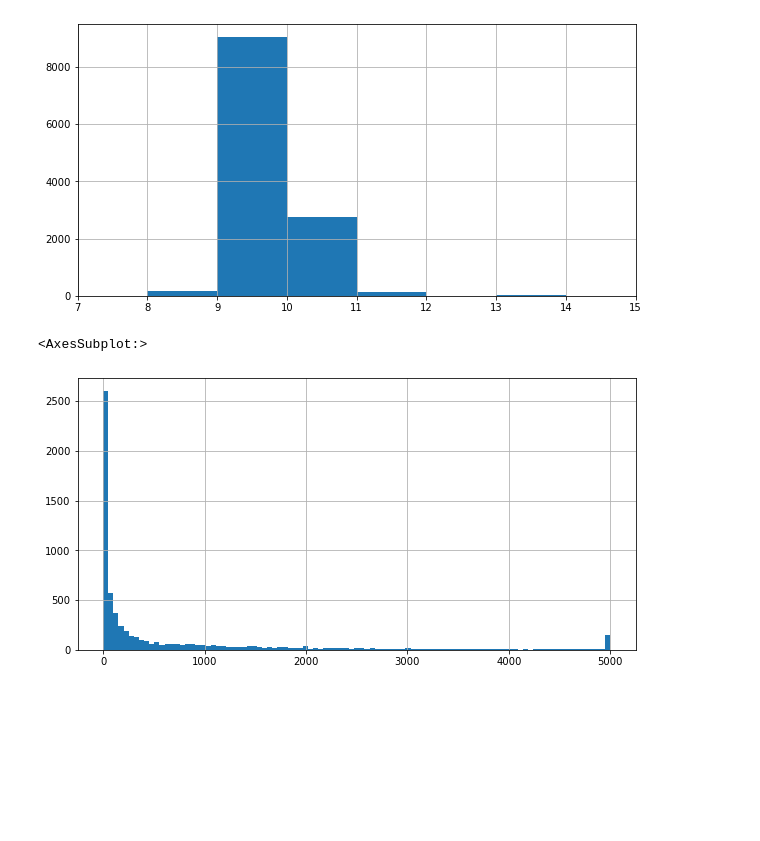
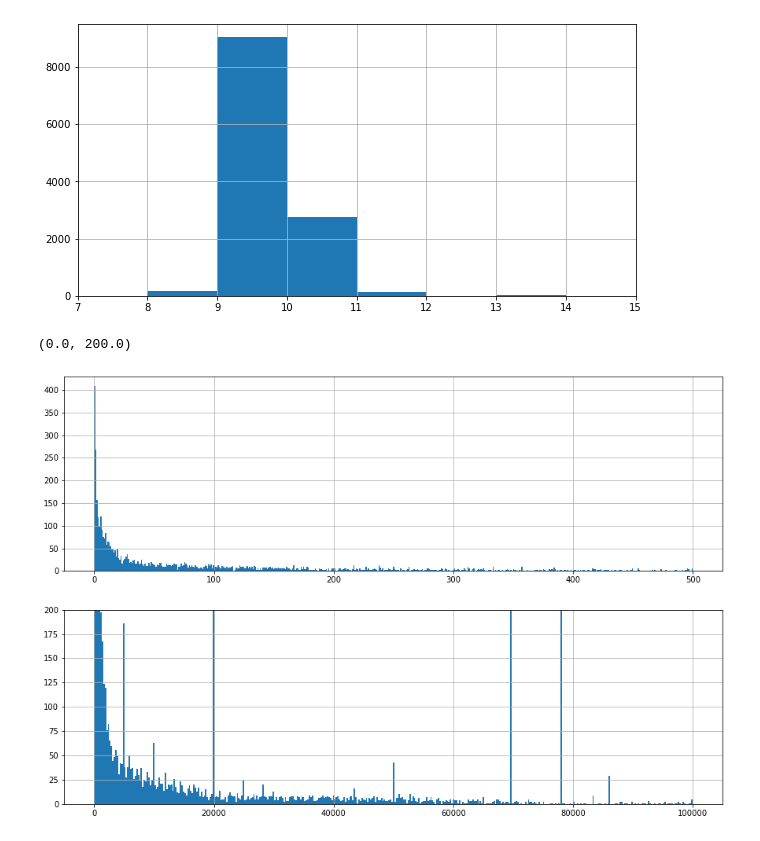
Before and after one commit to jeeberhardt/mobius, a Jupyter notebook: data/mhc/Untitled.ipynb, the cells around one changed output. Saved outputs shown, nothing was run; the diff lists cells and outputs as text; code cells hidden in the pictures; blank space fills up the shorter version.

```diff
--- a/data/mhc/Untitled.ipynb
+++ b/data/mhc/Untitled.ipynb
@@ -26,4 +36,6 @@ mhci = pd.DataFrame(data=data, columns=columns)
 mhci.to_csv('binding_data_2013/bdata.20130222.mhci.csv', index=False)
+# %%
+mhci = pd.read_csv('binding_data_2013/bdata.20130222.mhci.csv')
 # %%
 for name, group in mhci[mhci['species'] == 'human'].groupby('mhc_allele'):
     print(name, len(group))
@@ -55,8 +69,10 @@ ax.set_xlim([7, 15])
 (7.0, 15.0)
 [figure]
 # %%
-fig, ax = plt.subplots(figsize=(10, 5))
-mhci[mhci['mhc_allele'] == 'HLA-A*02:01']['affinity_binding'].hist(ax=ax, bins=np.linspace(0, 5000, 100))
+fig, axarr = plt.subplots(2, 1, figsize=(15, 10))
+mhci[mhci['mhc_allele'] == 'HLA-A*02:01']['affinity_binding'].hist(ax=axarr[0], bins=np.linspace(0, 500, 500))
+mhci[mhci['mhc_allele'] == 'HLA-A*02:01']['affinity_binding'].hist(ax=axarr[1], bins=np.linspace(0, 100000, 400))
+axarr[1].set_ylim((0, 200))
 # %% [output]
-<AxesSubplot:>
+(0.0, 200.0)
-[figure, old version]
+[figure, new version]
```
Also changed, not shown: parts of 21 cells of this notebook, 7 other files.
